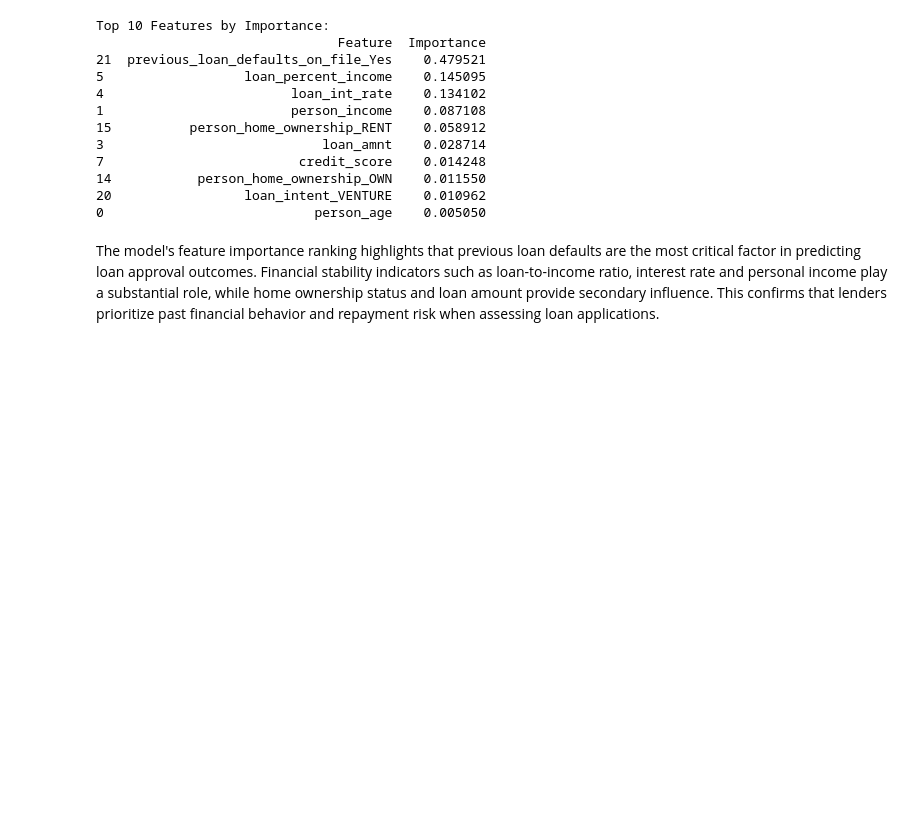
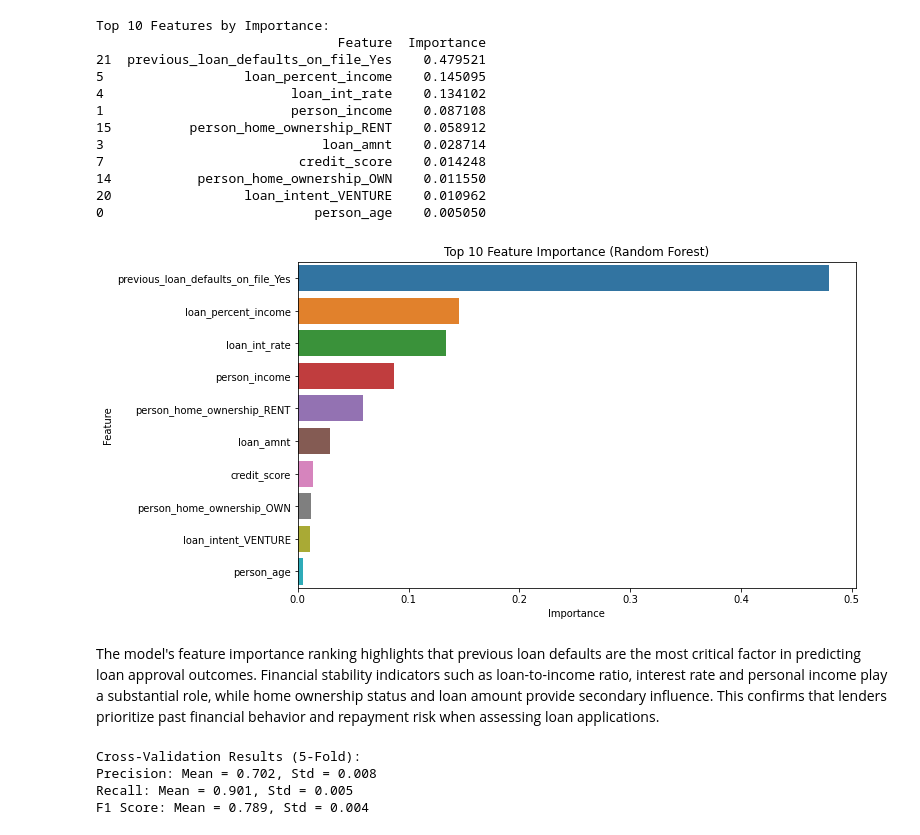
Before and after one commit to IAN-RIUA/Loan-Approval-Predictor, a Jupyter notebook: index.ipynb, the cells around one changed output. Drawn from its saved outputs; the diff is of its cells as text; code cells hidden in the pictures; blank space fills up the shorter version.

Commit message:
Updated index.ipynb with the saved model

```diff
--- a/index.ipynb
+++ b/index.ipynb
@@ -529,5 +532,15 @@ Top 10 Features by Importance:
 14           person_home_ownership_OWN    0.011550
 20                 loan_intent_VENTURE    0.010962
 0                           person_age    0.005050
-# %% [markdown]
-The model's feature importance ranking highlights that previous loan defaults are the most critical factor in predicting loan approval outcomes. Financial stability indicators such as loan-to-income ratio, interest rate and personal income play a substantial role, while home ownership status and loan amount provide secondary influence. This confirms that lenders prioritize past financial behavior and repayment risk when assessing loan applications.
+# %%
+# Plot feature importance
+plt.figure(figsize=(10, 6))
+sns.barplot(x='Importance', y='Feature', data=feature_importance.head(10))
+plt.title('Top 10 Feature Importance (Random Forest)')
+plt.xlabel('Importance')
+plt.ylabel('Feature')
+plt.show()
+# %% [output]
+[figure, added]
+# %% [markdown]
+The model's feature importance ranking highlights that previous loan defaults are the most critical factor in predicting loan approval outcomes. Financial stability indicators such as loan-to-income ratio, interest rate and personal income play a substantial role, while home ownership status and loan amount provide secondary influence. This confirms that lenders prioritize past financial behavior and repayment risk when assessing loan applications.
@@ -533,0 +556,16 @@ The model's feature importance ranking highlights that previous loan defaults ar
+# %%
+# Extract scores
+precision_scores = cv_results['test_precision']
+recall_scores = cv_results['test_recall']
+f1_scores = cv_results['test_f1']
+
+# Print mean and standard deviation for each metric
+print("Cross-Validation Results (5-Fold):")
+print(f"Precision: Mean = {precision_scores.mean():.3f}, Std = {precision_scores.std():.3f}")
+print(f"Recall: Mean = {recall_scores.mean():.3f}, Std = {recall_scores.std():.3f}")
+print(f"F1 Score: Mean = {f1_scores.mean():.3f}, Std = {f1_scores.std():.3f}")
+# %% [output]
+Cross-Validation Results (5-Fold):
+Precision: Mean = 0.702, Std = 0.008
+Recall: Mean = 0.901, Std = 0.005
+F1 Score: Mean = 0.789, Std = 0.004
```
Also changed, not shown: parts of 11 cells of this notebook.
